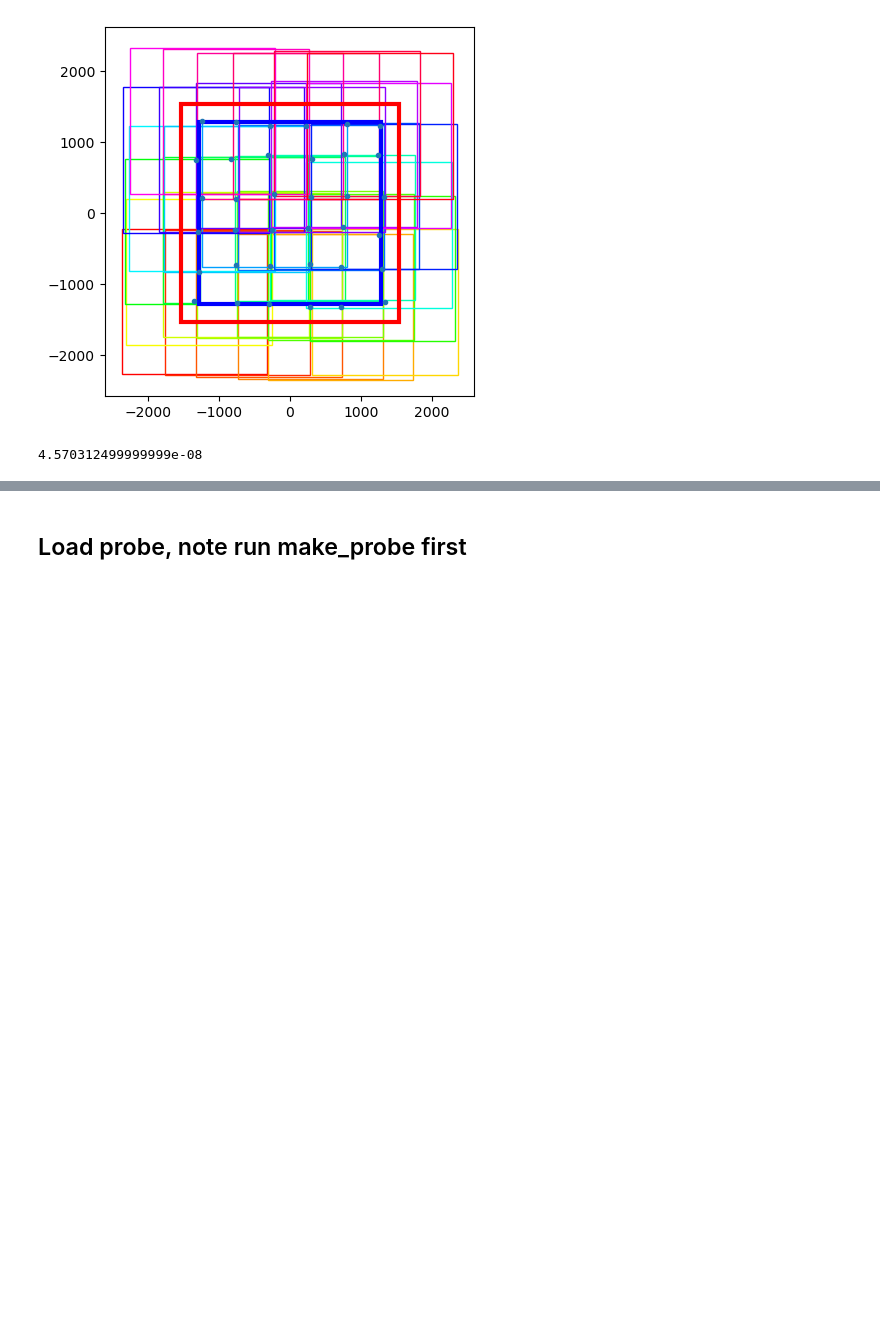
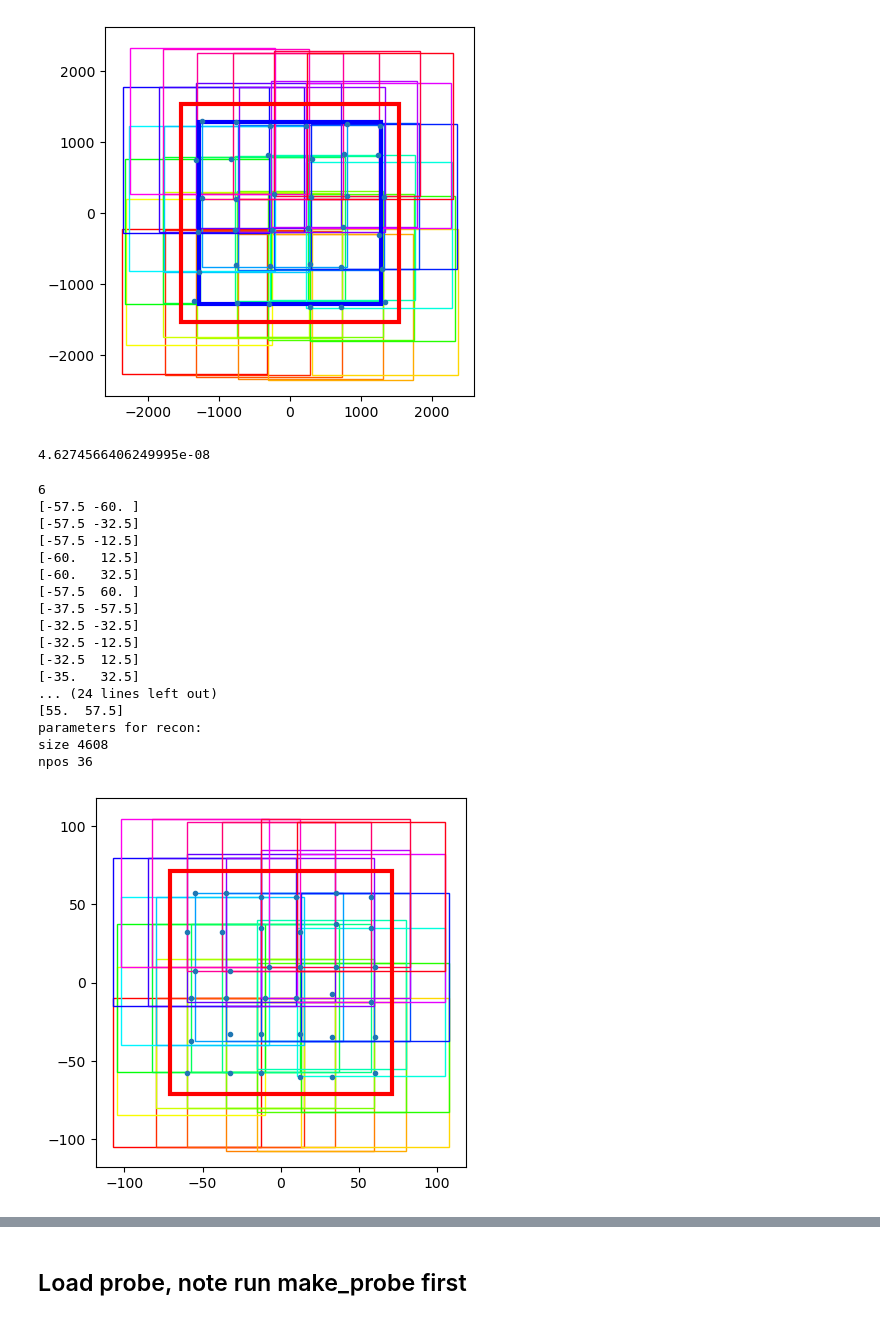
Before and after one commit to nikitinvv/holotomocupy, a Jupyter notebook: coded_apertures/pipeline_ESRF/modeling_nfp.ipynb, the cells around one changed output, grey strips where cells are left out. Saved outputs shown, nothing was run; the diff lists cells and outputs as text; code cells hidden in the pictures; blank space fills up the shorter version.

```diff
--- a/coded_apertures/pipeline_ESRF/modeling_nfp.ipynb
+++ b/coded_apertures/pipeline_ESRF/modeling_nfp.ipynb
@@ -87,7 +87,7 @@ code_thickness = 1.8e-6 #in m
 # feature size
 ill_feature_size = 2e-6 #in m
 
-detector_pixelsize = 3e-6
+detector_pixelsize = 3.03751e-6
 energy = 33.35  # [keV] xray energy
 wavelength = 1.2398419840550367e-09/energy  # [m] wave length
 focusToDetectorDistance = 1.28  # [m]
@@ -108,4 +108,61 @@ flg = f'{n}_{z1c}'
 path = f'/data2/vnikitin/nfp_codes'
 print(voxelsize)
 # %% [output]
-4.570312499999999e-08
+4.6274566406249995e-08
+# %%
+shifts_code_um = (np.int32(voxelsize*1e6*shifts_code/2.5))*2.5
+import matplotlib.patches as patches
+def get_cmap(n, name='hsv'):
+    '''Returns a function that maps each index in 0, 1, ..., n-1 to a distinct
+    RGB color; the keyword argument name must be a standard mpl colormap name.'''
+    return plt.cm.get_cmap(name, n)
+
+fig, ax = plt.subplots()
+
+step = n//4
+s = 5*n//4 # size without pad
+
+npos0 = int(np.ceil((s+2*pad)/step))
+print(npos0)
+cmap = get_cmap(npos0**2)
+ipos = 0
+
+for k in range(npos0**2):
+    for j in range(1):
+        print(shifts_code_um[0,k*1+j,:])
+        rect = patches.Rectangle((shifts_code_um[0,k*1+j,1]-n//2*voxelsize*1e6, shifts_code_um[0,k*1+j,0]-n//2*voxelsize*1e6), n*voxelsize*1e6, n*voxelsize*1e6, linewidth=1, edgecolor=cmap(k), facecolor='none')
+        ax.add_patch(rect)
+
+ax.plot(shifts_code_um[0,:,1],shifts_code_um[0,:,0],'.',)
+
+ax.axis('square')
+rect = patches.Rectangle((0-s//2*voxelsize*1e6-pad*voxelsize*1e6, 0-s//2*voxelsize*1e6-pad*voxelsize*1e6),
+                         s*voxelsize*1e6+2*pad*voxelsize*1e6, s*voxelsize*1e6+2*pad*voxelsize*1e6, linewidth=3, edgecolor='r', facecolor='none')
+ax.add_patch(rect)
+
+
+
+
+print("parameters for recon:")
+print("size",n+(npos0-1)*step)
+npos = npos0**2
+print("npos",npos)
+# %% [output]
+6
+[-57.5 -60. ]
+[-57.5 -32.5]
+[-57.5 -12.5]
+[-60.   12.5]
+[-60.   32.5]
+[-57.5  60. ]
+[-37.5 -57.5]
+[-32.5 -32.5]
+[-32.5 -12.5]
+[-32.5  12.5]
+[-35.   32.5]
+... (24 lines left out)
+[55.  57.5]
+parameters for recon:
+size 4608
+npos 36
+[figure, added]
```
Also changed, not shown: parts of 6 cells of this notebook, 10 other files.
